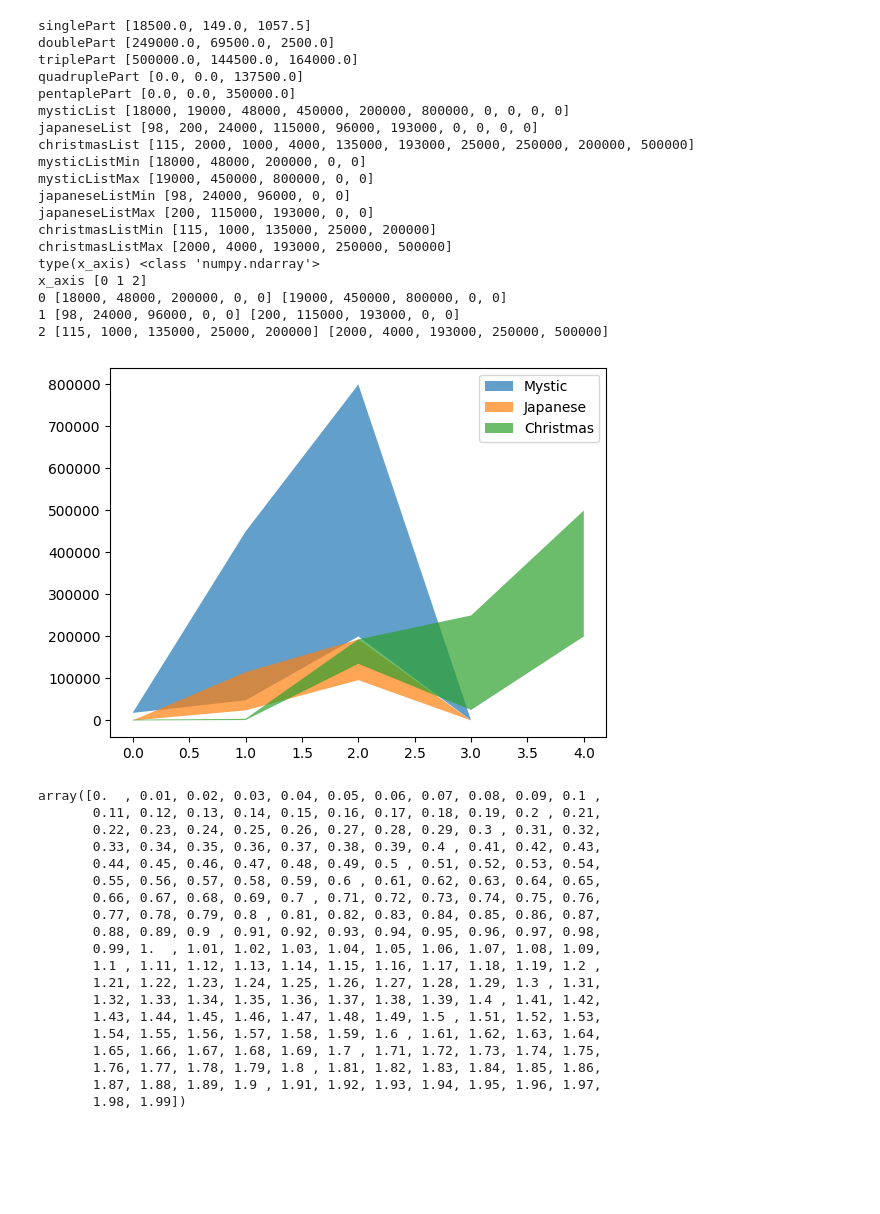
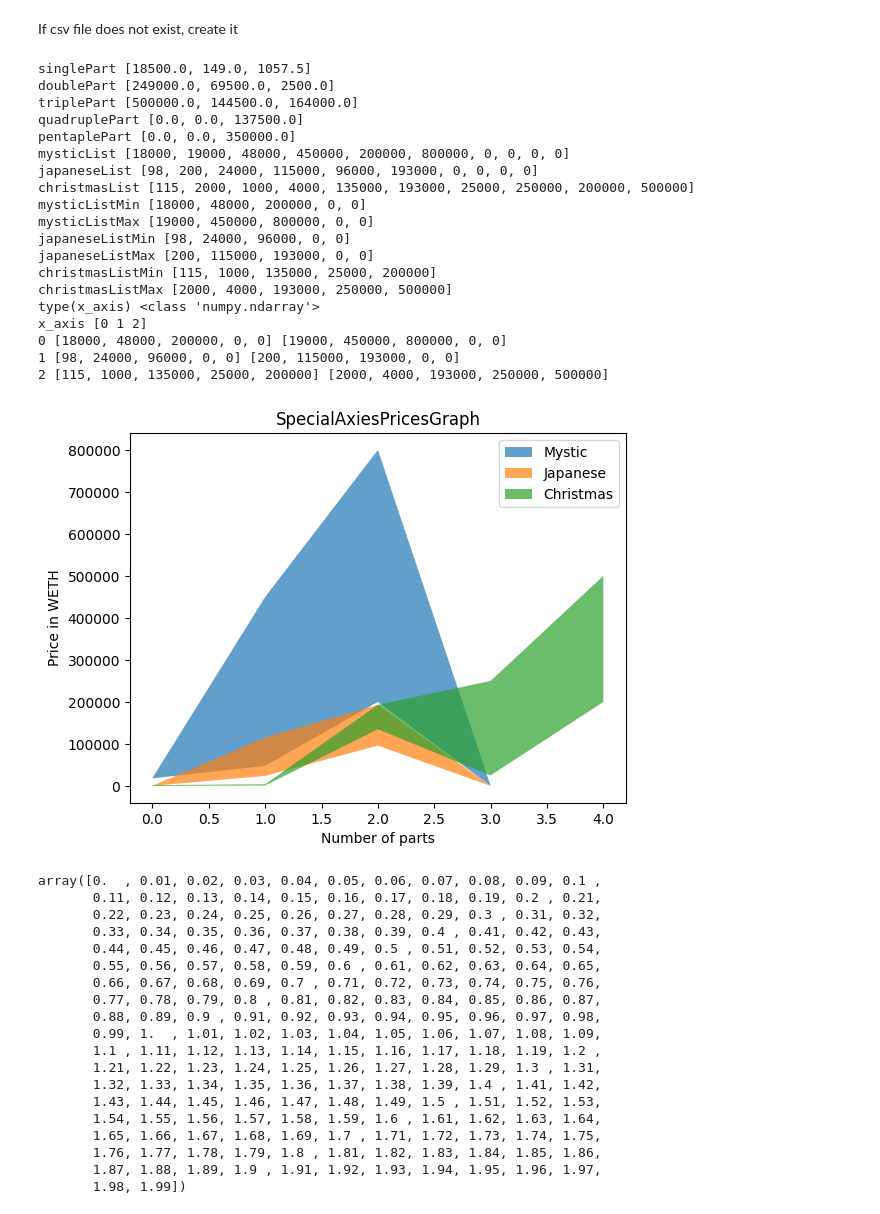
Before and after one commit to Martin1458/Axieinfinity-Details, a Jupyter notebook: AxiesExcel1-28000/getSpecialAxiesPricesGraph.ipynb, the cells around one changed output. Cells and saved outputs as stored; diff of their text form; code cells hidden in the pictures; blank space fills up the shorter version.

Commit message:
Added title to graph and fixed csv

```diff
--- a/AxiesExcel1-28000/getSpecialAxiesPricesGraph.ipynb
+++ b/AxiesExcel1-28000/getSpecialAxiesPricesGraph.ipynb
@@ -0,0 +1,2 @@
+# %% [markdown]
+If csv file does not exist, create it
@@ -106,35 +117,37 @@ else:
         plt.fill_between(x_axis, listOfListsMinMax[i][0], listOfListsMinMax[i][1], alpha=0.7, label='Mystic' if listOfListsMinMax[i][0]==mysticListMin else'Japanese' if listOfListsMinMax[i][0]==japaneseListMin else 'Christmas')
         print(i, listOfListsMinMax[i][0], listOfListsMinMax[i][1])
         plt.legend()
+    plt.xlabel("Number of parts")
+    plt.ylabel("Price in WETH")
+    plt.title("SpecialAxiesPricesGraph")
     plt.show()
 
 
 #ax.xticks(x_axis, parts)
 
-#ax.title("54545")
 np.arange(0.0, 2, 0.01)
 #ax.show()
 # %% [output]
 singlePart [18500.0, 149.0, 1057.5]
 doublePart [249000.0, 69500.0, 2500.0]
 triplePart [500000.0, 144500.0, 164000.0]
 quadruplePart [0.0, 0.0, 137500.0]
 pentaplePart [0.0, 0.0, 350000.0]
 mysticList [18000, 19000, 48000, 450000, 200000, 800000, 0, 0, 0, 0]
 japaneseList [98, 200, 24000, 115000, 96000, 193000, 0, 0, 0, 0]
 christmasList [115, 2000, 1000, 4000, 135000, 193000, 25000, 250000, 200000, 500000]
 mysticListMin [18000, 48000, 200000, 0, 0]
 mysticListMax [19000, 450000, 800000, 0, 0]
 japaneseListMin [98, 24000, 96000, 0, 0]
 japaneseListMax [200, 115000, 193000, 0, 0]
 christmasListMin [115, 1000, 135000, 25000, 200000]
 christmasListMax [2000, 4000, 193000, 250000, 500000]
 type(x_axis) <class 'numpy.ndarray'>
 x_axis [0 1 2]
 0 [18000, 48000, 200000, 0, 0] [19000, 450000, 800000, 0, 0]
 1 [98, 24000, 96000, 0, 0] [200, 115000, 193000, 0, 0]
 2 [115, 1000, 135000, 25000, 200000] [2000, 4000, 193000, 250000, 500000]
-[figure, old version]
+[figure, new version]
 array([0.  , 0.01, 0.02, 0.03, 0.04, 0.05, 0.06, 0.07, 0.08, 0.09, 0.1 ,
        0.11, 0.12, 0.13, 0.14, 0.15, 0.16, 0.17, 0.18, 0.19, 0.2 , 0.21,
        0.22, 0.23, 0.24, 0.25, 0.26, 0.27, 0.28, 0.29, 0.3 , 0.31, 0.32,
```
Also changed, not shown: parts of 1 cell of this notebook, 2 other files.
